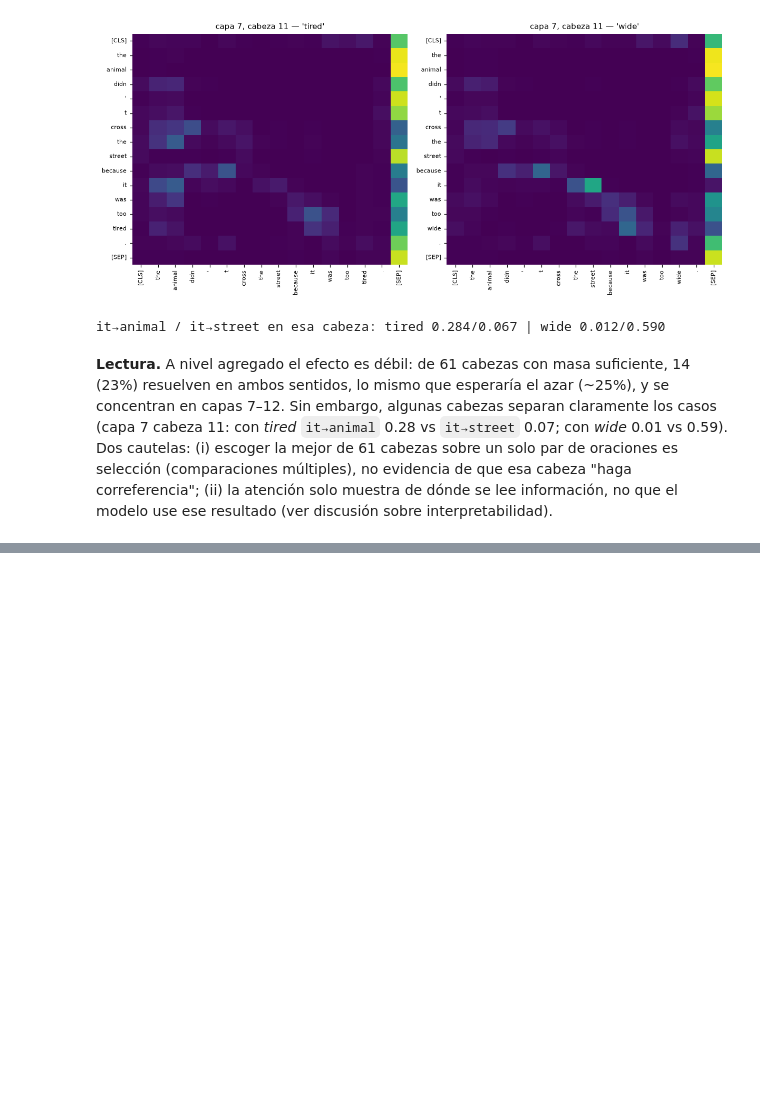
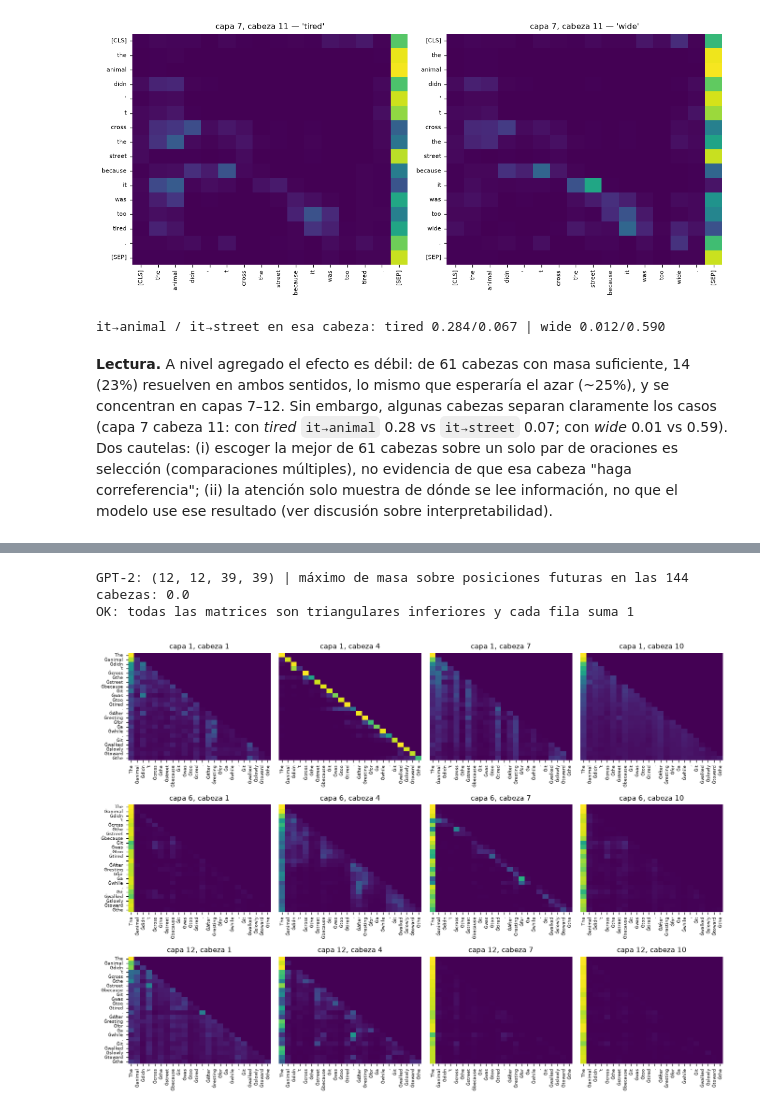
Before and after one commit to AscencioSIUU/deepLearning, a Jupyter notebook: labs/hdb-transformers/notebook.ipynb, the cells around one changed output, grey strips where cells are left out. Saved outputs shown, nothing was run; the diff lists cells and outputs as text; code cells hidden in the pictures; blank space fills up the shorter version.

```diff
--- a/labs/hdb-transformers/notebook.ipynb
+++ b/labs/hdb-transformers/notebook.ipynb
@@ -325,0 +331,13 @@ muestra de dónde se lee información, no que el modelo use ese resultado (ver d
+# %%
+text_gpt = ("The animal didn't cross the street because it was too tired. After resting for a while, "
+            "it walked slowly toward the river, where the other animals were already drinking water in the evening light.")
+Ag, tg = get_attn(gpt_tok, gpt, text_gpt)
+upper = torch.stack([torch.triu(Ag[l, h], diagonal=1).max() for l in range(12) for h in range(12)])
+print("GPT-2:", tuple(Ag.shape), "| máximo de masa sobre posiciones futuras en las 144 cabezas:", float(upper.max()))
+assert upper.max() < 1e-6 and torch.allclose(Ag.sum(-1), torch.ones(Ag.shape[:3]), atol=1e-4)
+print("OK: todas las matrices son triangulares inferiores y cada fila suma 1")
+plot_heads(Ag[:, :, :24, :24], tg[:24], layers=[0, 5, 11], heads=[0, 3, 6, 9], fname="gpt2_heatmaps.png")
+# %% [output]
+GPT-2: (12, 12, 39, 39) | máximo de masa sobre posiciones futuras en las 144 cabezas: 0.0
+OK: todas las matrices son triangulares inferiores y cada fila suma 1
+[figure, added]
```
Also changed, not shown: parts of 7 cells of this notebook, 4 other files.
